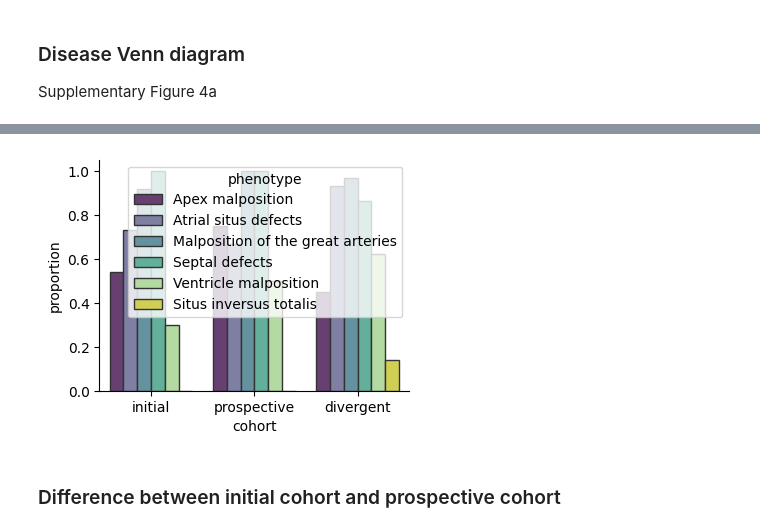
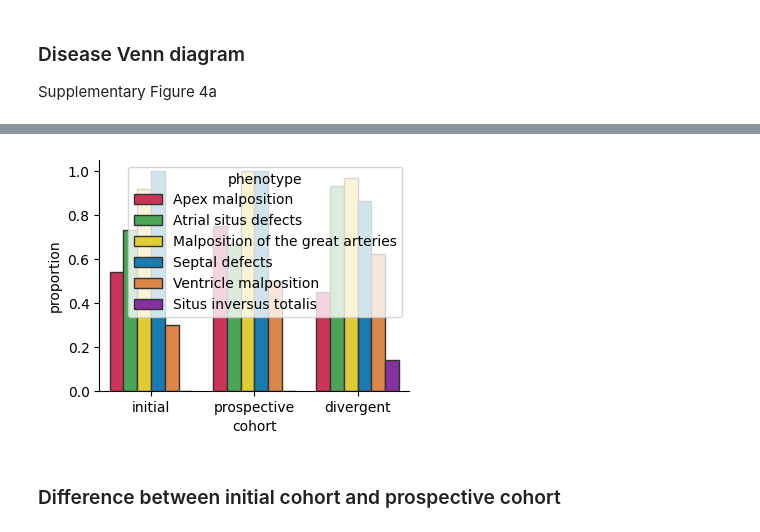
Before and after one commit to hnguyentt/MouseCHD, a Jupyter notebook: analysis/01_eda.ipynb, the cells around one changed output, grey strips where cells are left out. Cells and saved outputs as stored; diff of their text form; code cells hidden in the pictures.

```diff
--- a/analysis/01_eda.ipynb
+++ b/analysis/01_eda.ipynb
@@ -185,7 +204,8 @@ plt.text(0.15, 0.8,'N={}'.format(len(set(hearts))),
 mpl.rcParams.update(mpl.rcParamsDefault)
 
 diseases = list(div_df.columns)[6:12]
-colors = ["#6C3879", "#7879A9", "#5B97A7", "#55BCA0", "#AFE397", "#E5E33F"]
+# colors = ["#6C3879", "#7879A9", "#5B97A7", "#55BCA0", "#AFE397", "#E5E33F"]
+colors = ["#e6194bff", "#3cb44bff", "#ffe119ff", "#0082c8ff", "#f58231ff", "#911eb4ff"]
 
 model_cohort = {}
 pros_cohort = {}
@@ -206,34 +226,35 @@ for d in diseases:
 
 numbers = {"initial": model_cohort,
            "prospective": pros_cohort,
            "divergent": div_cohort}
 
 df = pd.DataFrame(columns=["phenotype", "dataset", "proportion"])
 datasets = ["initial", "prospective", "divergent"]
 for d in diseases:
     for dataset in datasets:
         df.loc[len(df), :] = [d, dataset, numbers[dataset][d]]
 
 plt.figure(figsize=(4, 3))
 ax = sns.barplot(x="dataset", y="proportion", hue="phenotype", data=df,
                  palette=colors,
                  edgecolor="0.2")
 # plt.xticks(rotation=35, rotation_mode="anchor", ha="right");
 plt.xlabel("cohort")
 
 ax.spines["top"].set_visible(False)
 ax.spines["right"].set_visible(False)
 
 df = pd.DataFrame(columns=diseases)
 datasets = ["initial", "prospective", "divergent"]
 for d in diseases:
     df.loc["initial", d] = model_cohort[d]*37
     df.loc["prospective", d] = pros_cohort[d]*12
     df.loc["divergent", d] = div_cohort[d]*29
 
+plt.savefig(f"{srcdir}/PAPER/FIGURES/Sup04/components/barplot_3_cohorts.svg", bbox_inches="tight", dpi=100)
 plt.show()
 # %% [output]
-[figure, old version]
+[figure, new version]
 # %% [markdown]
 ### Difference between initial cohort and prospective cohort
 # %%
```
Also changed, not shown: parts of 5 cells of this notebook, 20 other files.
